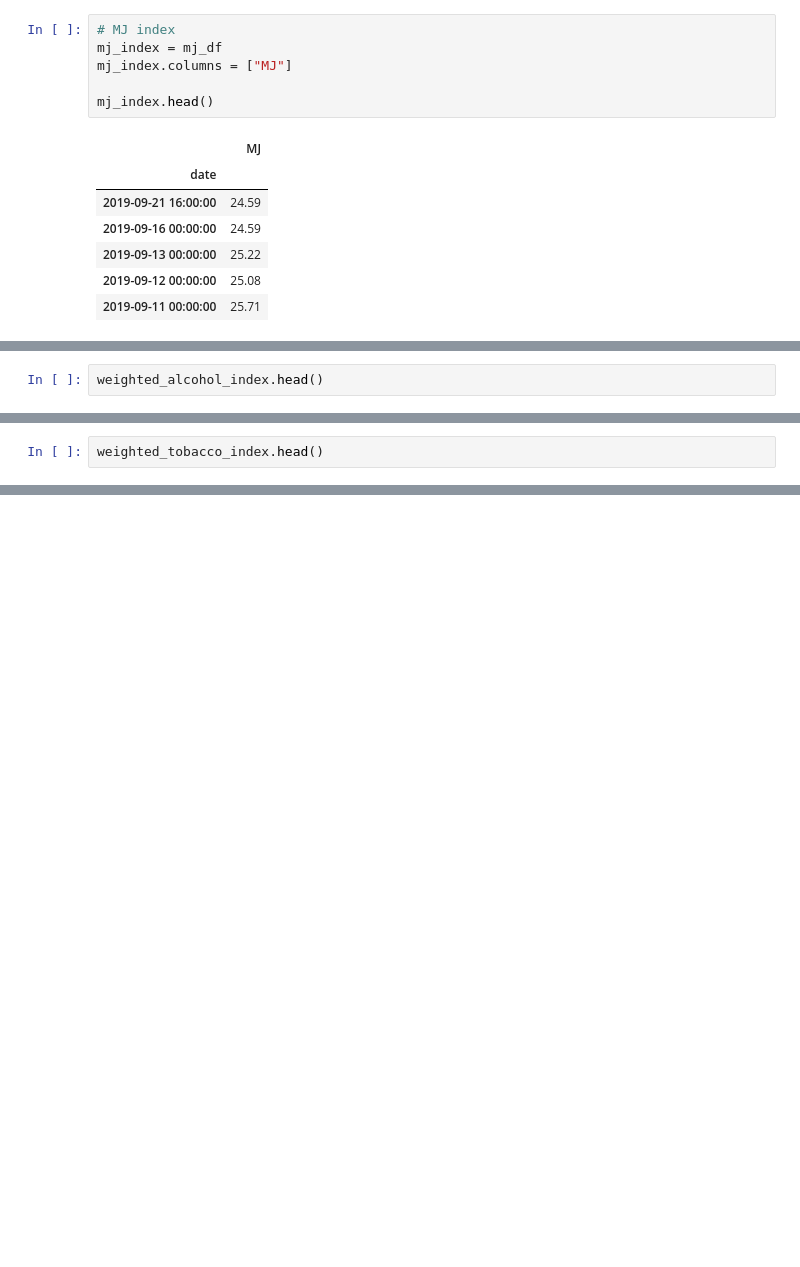
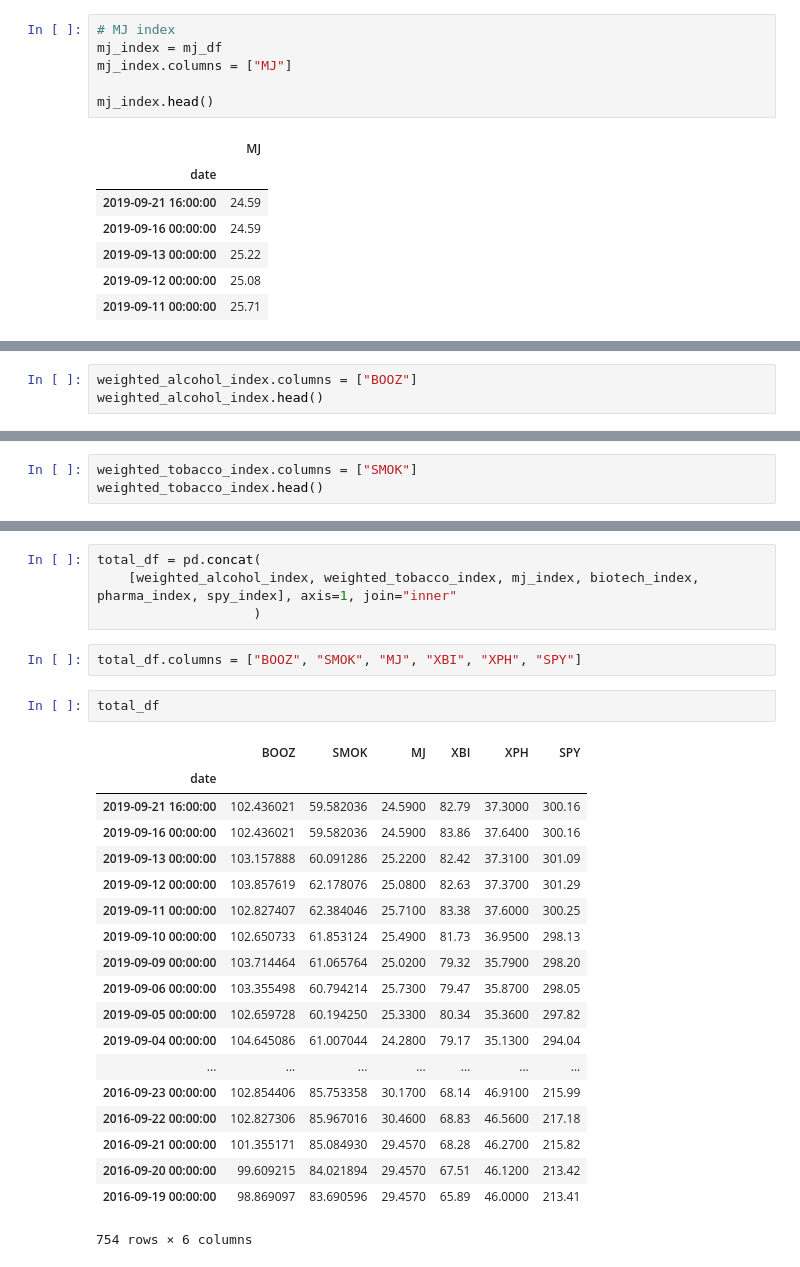
Before and after one commit to Briantaylor97/Cannabis-industry-analysis, a Jupyter notebook: indexes_and_csv_processing.ipynb, the cells around one changed output, grey strips where cells are left out. Cells and saved outputs as stored; diff of their text form; blank space fills up the shorter version.

Commit message:
updated weights on indexes

```diff
--- a/indexes_and_csv_processing.ipynb
+++ b/indexes_and_csv_processing.ipynb
@@ -145,4 +167,5 @@ weighted_tobacco_index = tobacco_index.dot(tobacco_weights)
 # %%
+weighted_alcohol_index.columns = ["BOOZ"]
 weighted_alcohol_index.head()
 # %% [output]
 date
@@ -154,5 +177,6 @@ date
 dtype: float64
 # %%
+weighted_tobacco_index.columns = ["SMOK"]
 weighted_tobacco_index.head()
 # %% [output]
 date
@@ -164,0 +200,28 @@ dtype: float64
+# %%
+total_df = pd.concat(
+    [weighted_alcohol_index, weighted_tobacco_index, mj_index, biotech_index, pharma_index, spy_index], axis=1, join="inner"
+                    )
+# %%
+total_df.columns = ["BOOZ", "SMOK", "MJ", "XBI", "XPH", "SPY"]
+# %%
+total_df
+# %% [output]
+|  | BOOZ | SMOK | MJ | XBI | XPH | SPY |
+| date |  |  |  |  |  |  |
+| 2019-09-21 16:00:00 | 102.436021 | 59.582036 | 24.5900 | 82.79 | 37.3000 | 300.16 |
+| 2019-09-16 00:00:00 | 102.436021 | 59.582036 | 24.5900 | 83.86 | 37.6400 | 300.16 |
+| 2019-09-13 00:00:00 | 103.157888 | 60.091286 | 25.2200 | 82.42 | 37.3100 | 301.09 |
+| 2019-09-12 00:00:00 | 103.857619 | 62.178076 | 25.0800 | 82.63 | 37.3700 | 301.29 |
+| 2019-09-11 00:00:00 | 102.827407 | 62.384046 | 25.7100 | 83.38 | 37.6000 | 300.25 |
+| 2019-09-10 00:00:00 | 102.650733 | 61.853124 | 25.4900 | 81.73 | 36.9500 | 298.13 |
+| 2019-09-09 00:00:00 | 103.714464 | 61.065764 | 25.0200 | 79.32 | 35.7900 | 298.20 |
+| 2019-09-06 00:00:00 | 103.355498 | 60.794214 | 25.7300 | 79.47 | 35.8700 | 298.05 |
+| 2019-09-05 00:00:00 | 102.659728 | 60.194250 | 25.3300 | 80.34 | 35.3600 | 297.82 |
+| 2019-09-04 00:00:00 | 104.645086 | 61.007044 | 24.2800 | 79.17 | 35.1300 | 294.04 |
+| ... | ... | ... | ... | ... | ... | ... |
+| 2016-09-23 00:00:00 | 102.854406 | 85.753358 | 30.1700 | 68.14 | 46.9100 | 215.99 |
+| 2016-09-22 00:00:00 | 102.827306 | 85.967016 | 30.4600 | 68.83 | 46.5600 | 217.18 |
+| 2016-09-21 00:00:00 | 101.355171 | 85.084930 | 29.4570 | 68.28 | 46.2700 | 215.82 |
+| 2016-09-20 00:00:00 | 99.609215 | 84.021894 | 29.4570 | 67.51 | 46.1200 | 213.42 |
+| 2016-09-19 00:00:00 | 98.869097 | 83.690596 | 29.4570 | 65.89 | 46.0000 | 213.41 |
+754 rows × 6 columns
```
Also changed, not shown: parts of 7 cells of this notebook.
